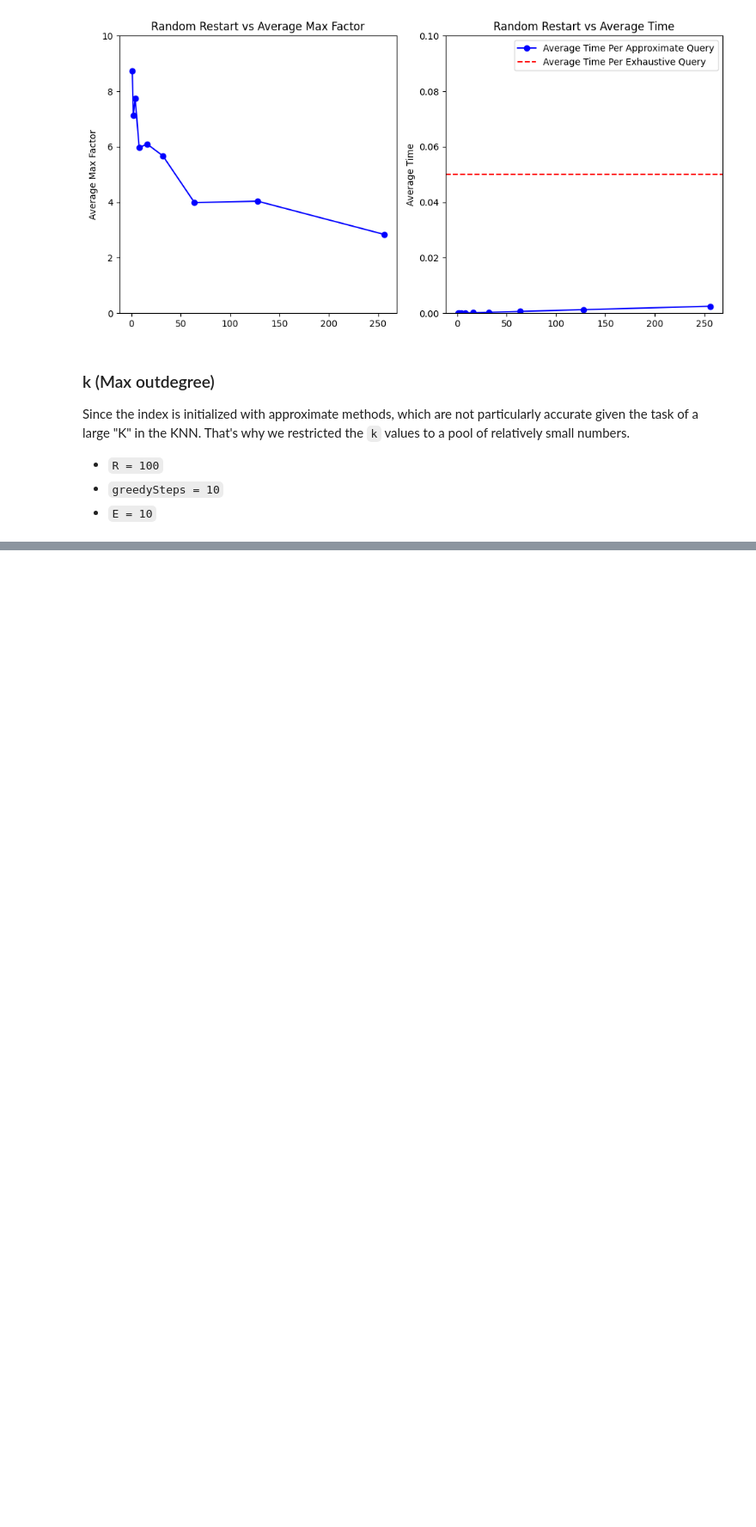
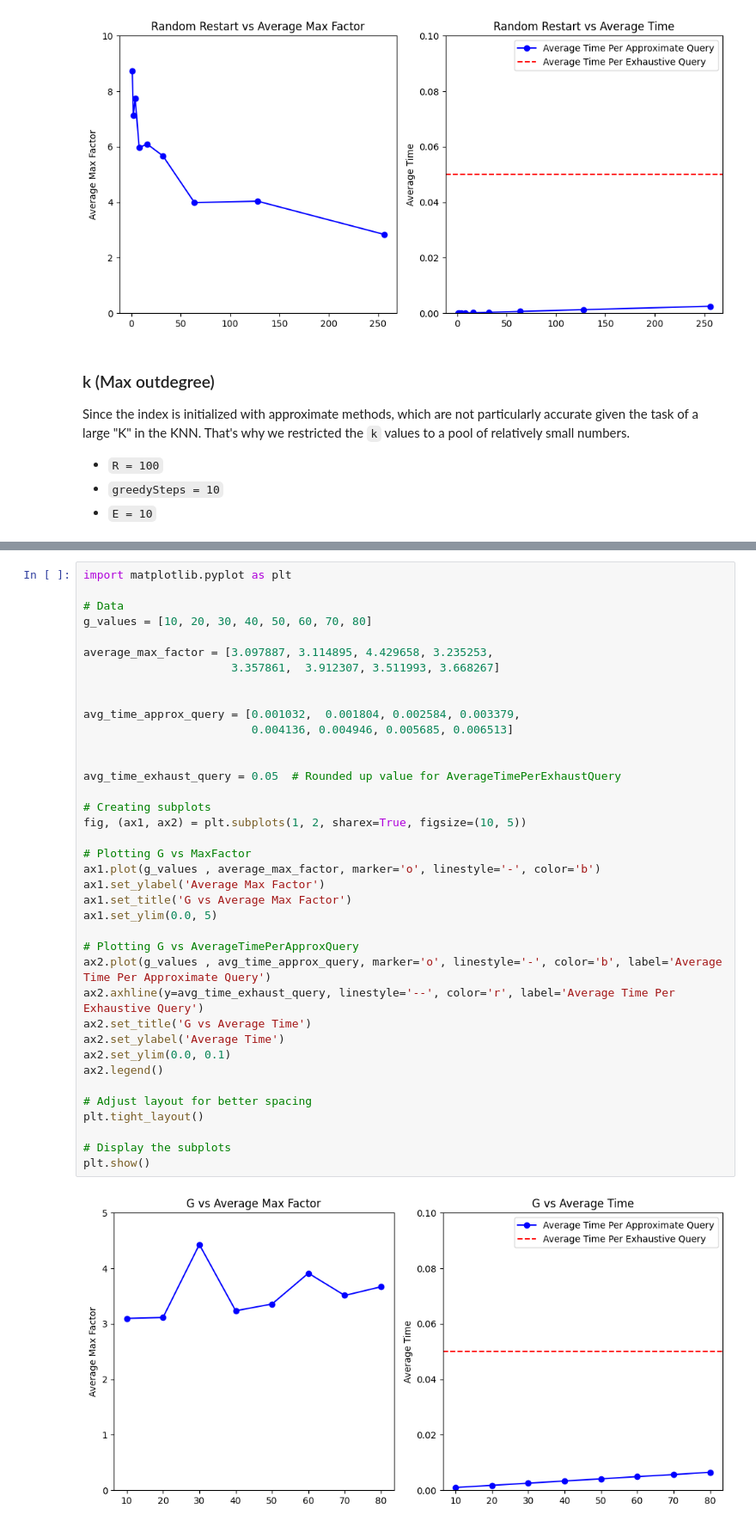
Before and after one commit to UpTheShipCreek/Project2023, a Jupyter notebook: Assignment_2/AlgorithmComparisons.ipynb, the cells around one changed output, grey strips where cells are left out. Shown: that part at 86% size. Cells and saved outputs as stored; diff of their text form; blank space fills up the shorter version.

```diff
--- a/Assignment_2/AlgorithmComparisons.ipynb
+++ b/Assignment_2/AlgorithmComparisons.ipynb
@@ -506,0 +603,40 @@ Since the index is initialized with approximate methods, which are not particula
+# %%
+import matplotlib.pyplot as plt
+
+# Data
+g_values = [10, 20, 30, 40, 50, 60, 70, 80]
+
+average_max_factor = [3.097887, 3.114895, 4.429658, 3.235253,
+                      3.357861,  3.912307, 3.511993, 3.668267]
+
+
+avg_time_approx_query = [0.001032,  0.001804, 0.002584, 0.003379,
+                         0.004136, 0.004946, 0.005685, 0.006513]
+
+
+avg_time_exhaust_query = 0.05  # Rounded up value for AverageTimePerExhaustQuery
+
+# Creating subplots
+fig, (ax1, ax2) = plt.subplots(1, 2, sharex=True, figsize=(10, 5))
+
+# Plotting G vs MaxFactor
+ax1.plot(g_values , average_max_factor, marker='o', linestyle='-', color='b')
+ax1.set_ylabel('Average Max Factor')
+ax1.set_title('G vs Average Max Factor')
+ax1.set_ylim(0.0, 5)
+
+# Plotting G vs AverageTimePerApproxQuery
+ax2.plot(g_values , avg_time_approx_query, marker='o', linestyle='-', color='b', label='Average Time Per Approximate Query')
+ax2.axhline(y=avg_time_exhaust_query, linestyle='--', color='r', label='Average Time Per Exhaustive Query')
+ax2.set_title('G vs Average Time')
+ax2.set_ylabel('Average Time')
+ax2.set_ylim(0.0, 0.1)
+ax2.legend()
+
+# Adjust layout for better spacing
+plt.tight_layout()
+
+# Display the subplots
+plt.show()
+# %% [output]
+[figure, added]
```
Also changed, not shown: parts of 7 cells of this notebook.
